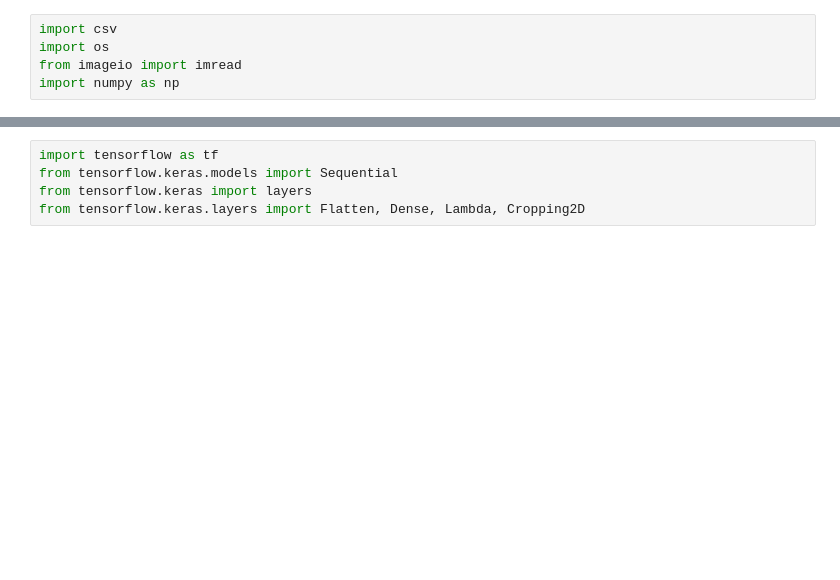
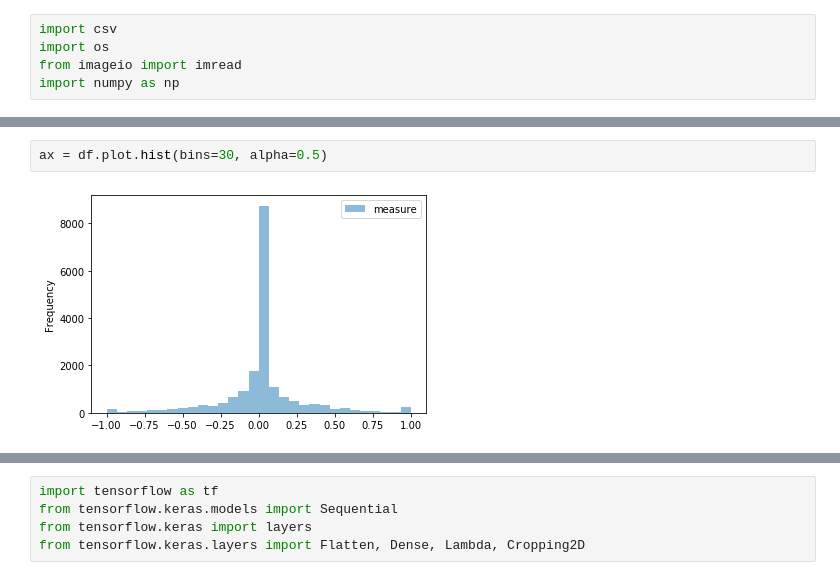
Before and after one commit to lexavtanke/CarND-Behavioral-Cloning-P3, a Jupyter notebook: create_model.ipynb, the cells around one changed output, grey strips where cells are left out. Saved outputs shown, nothing was run; the diff lists cells and outputs as text; blank space fills up the shorter version.

```diff
--- a/create_model.ipynb
+++ b/create_model.ipynb
@@ -64,0 +93,4 @@ MemoryError: Unable to allocate array with shape (47175, 160, 320, 3) and data t
+# %%
+ax = df.plot.hist(bins=30, alpha=0.5)
+# %% [output]
+[figure, added]
```
Also changed, not shown: parts of 19 cells of this notebook, 2 other files.
